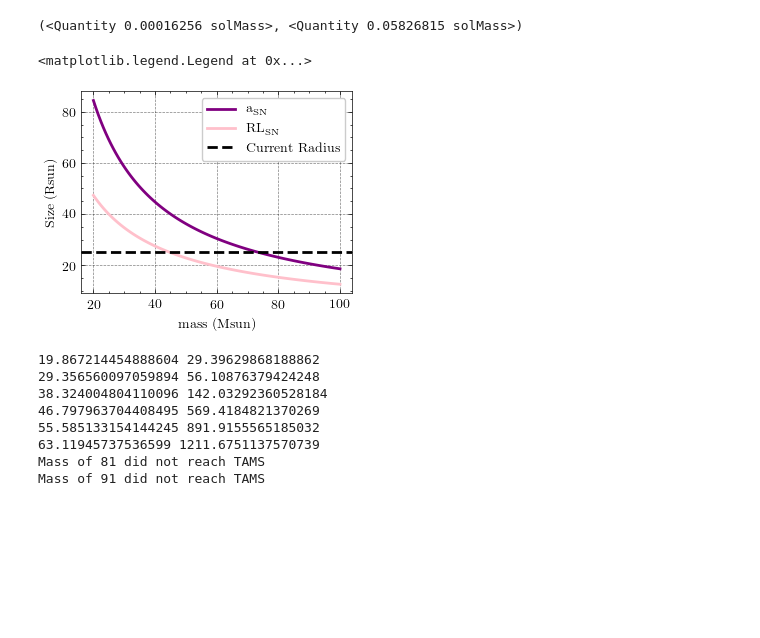
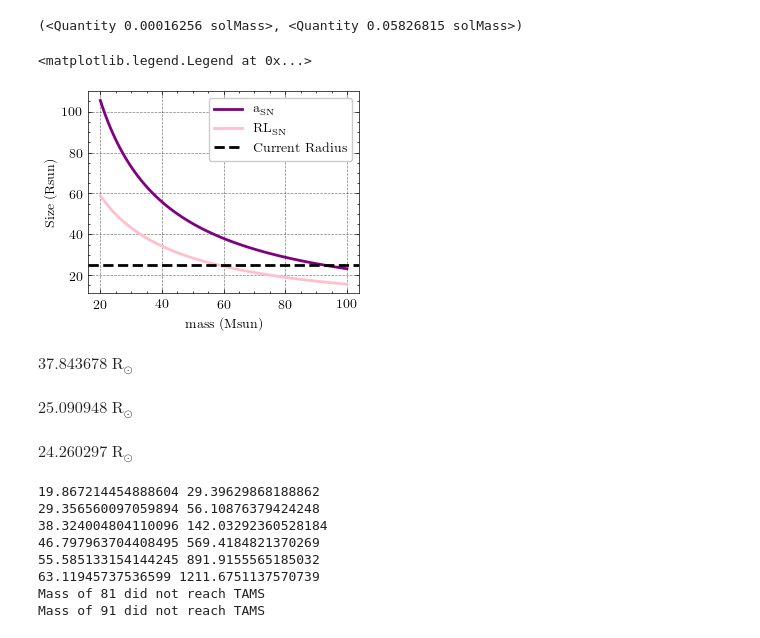
Before and after one commit to neevshah101/XRB, a Jupyter notebook: binary_star/analytics/Untitled.ipynb, the cells around one changed output. Drawn from its saved outputs; the diff is of its cells as text; code cells hidden in the pictures; blank space fills up the shorter version.

```diff
--- a/binary_star/analytics/Untitled.ipynb
+++ b/binary_star/analytics/Untitled.ipynb
@@ -53,23 +53,36 @@ def a_SN_Jeans_Mode(a, M_X, M_2, M_2_0):
 def rL(q):
     return (0.49 * q**(2/3)) / (0.6*q**(2/3) + np.log(1 + q**(1/3)))
 # %%
-a = 38 * (1-0.2) * u.R_sun
-M_X = 2.5 * u.M_sun
+a = 38 * (1-0) * u.R_sun
+M_X = 2.54 * u.M_sun
 M_2 = 60 * u.M_sun
 M_2_0 = np.linspace(20,100,100) * u.M_sun
 
 a_0 = a_SN_Jeans_Mode(a, M_X, M_2, M_2_0)
 R_L_0 = rL(M_2_0/M_X) * a_0
 
 plt.plot(M_2_0, a_0, color = 'purple', lw = 2, label = r'$\text{a}_{\text{SN}}$')
 plt.plot(M_2_0, R_L_0, color = 'pink', lw = 2, label = r'$\text{RL}_{\text{SN}}$')
 plt.axhline(25, color = 'k', ls = '--', lw = 2, label = 'Current Radius')
 plt.xlabel('mass (Msun)')
 plt.ylabel('Size (Rsun)')
 plt.legend()
 # %% [output]
 <matplotlib.legend.Legend at 0x...>
-[figure, old version]
+[figure, new version]
+# %%
+a = ((3.41 * u.day / (2*pi))**2 * G * (M_X + M_2))**(1/3)
+a.to('Rsun')
+# %% [output]
+$37.843678 \; \mathrm{R_{\odot}}$
+# %%
+(((10**(5.93))*u.L_sun / (4 * pi * const.sigma_sb * (35000*u.K)**4))**(0.5)).to('R_sun')
+# %% [output]
+$25.090948 \; \mathrm{R_{\odot}}$
+# %%
+rL(M_2/M_X) * a_SN_Jeans_Mode(a, M_X, M_2, M_2)
+# %% [output]
+$24.260297 \; \mathrm{R_{\odot}}$
 # %%
 #single star tracks
 tracks = []
```
Also changed, not shown: 8 other files.
